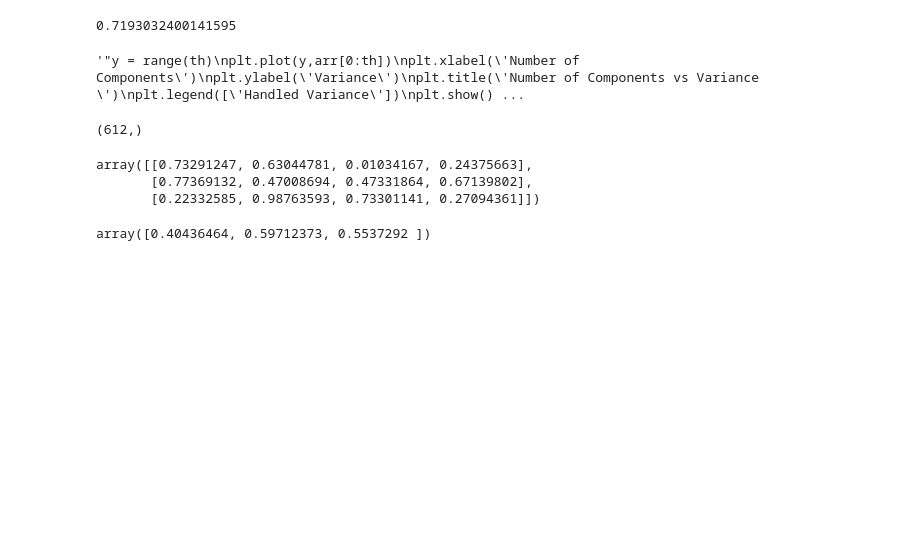
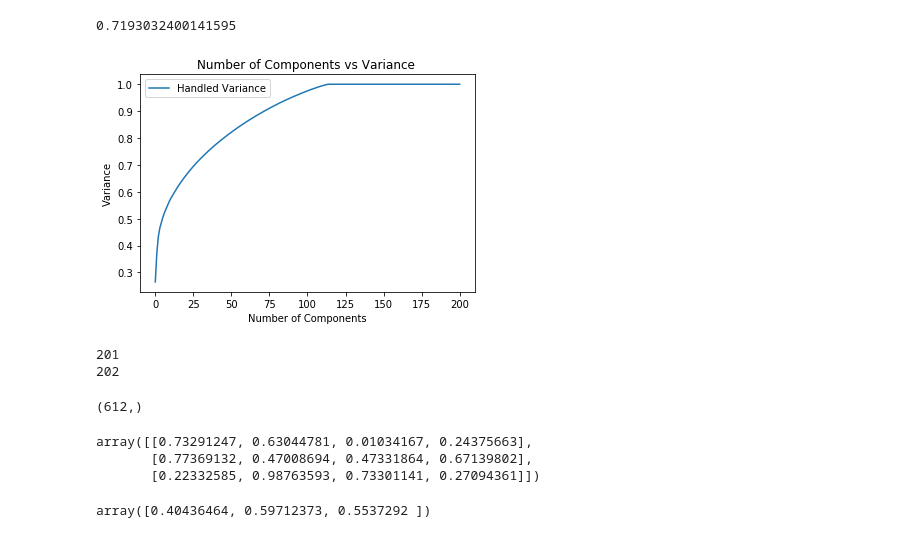
Before and after one commit to SenaKorkut/Automatic-Colorization-of-Grayscale-Images, a Jupyter notebook: preprocess.ipynb, the cells around one changed output. Drawn from its saved outputs; the diff is of its cells as text; code cells hidden in the pictures; blank space fills up the shorter version.

```diff
--- a/preprocess.ipynb
+++ b/preprocess.ipynb
@@ -208,25 +217,27 @@ def pca(feature_vector):
 # %% [output]
 0.7193032400141595
 # %%
-#arr = []
-#s = sum(e)
-#th = 0
-#for i in range(len(e)):
- #   arr.append((sum(e[0:i+1]) /s))
-  #  if (sum(e[0:i+1]) /s) == 1:
-   #     th = i
-    #if i > 200:
-     #   break
+arr = []
+s = sum(e)
+th = 0
+for i in range(len(e)):
+    arr.append((sum(e[0:i+1]) /s))
+    if (sum(e[0:i+1]) /s) == 1:
+        th = i
+    if i > 200:
+        break
 # %%
-#y = range(th)
-#plt.plot(y,arr[0:th])
-#plt.xlabel('Number of Components')
-#plt.ylabel('Variance')
-#plt.title('Number of Components vs Variance ')
-#plt.legend(['Handled Variance'])
-#plt.show()
-#print(th)
-#print(len(arr))
+y = range(th)
+plt.plot(y,arr[0:th])
+plt.xlabel('Number of Components')
+plt.ylabel('Variance')
+plt.title('Number of Components vs Variance ')
+plt.legend(['Handled Variance'])
+plt.show()
+print(th)
+print(len(arr))
 # %% [output]
+[figure, added]
-'"y = range(th)\nplt.plot(y,arr[0:th])\nplt.xlabel(\'Number of Components\')\nplt.ylabel(\'Variance\')\nplt.title(\'Number of Components vs Variance \')\nplt.legend([\'Handled Variance\'])\nplt.show() ...
+201
+202
 # %%
```
Also changed, not shown: parts of 30 cells of this notebook, 1 other file.
